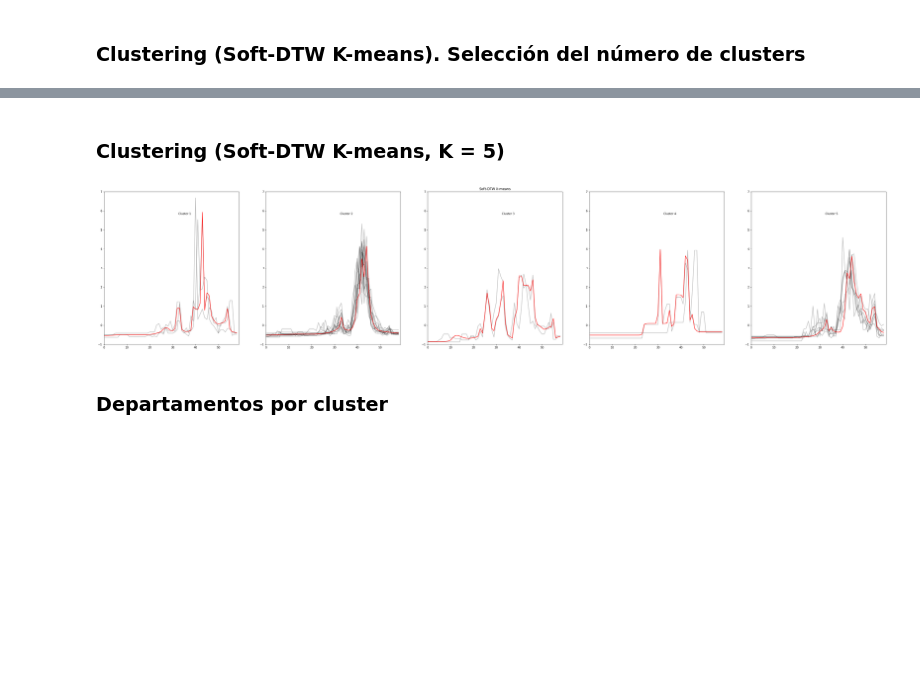
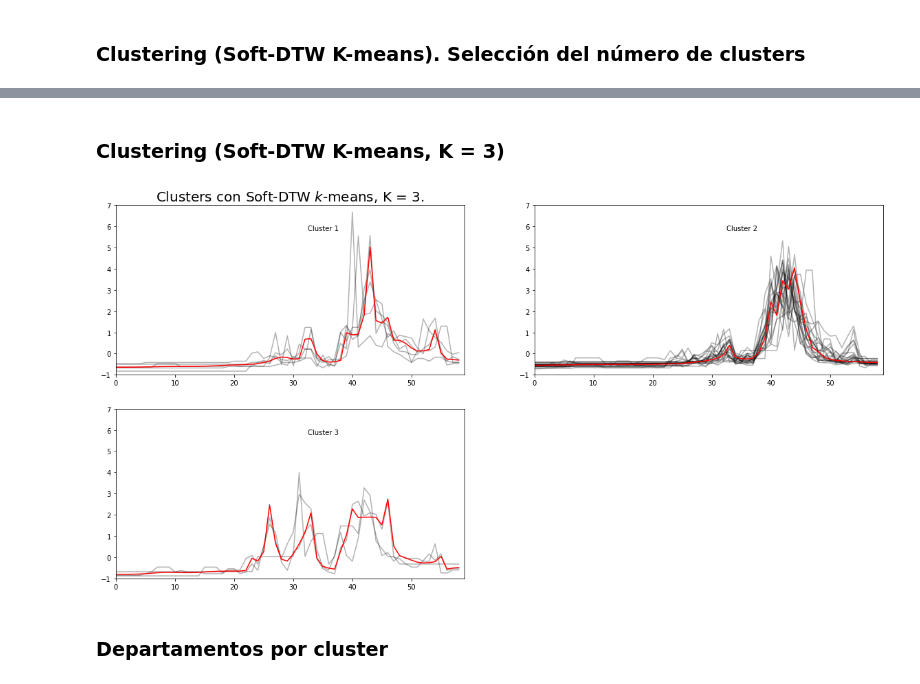
Before and after one commit to Meme-Science/DS-Project, a Jupyter notebook: Clustering/time_series_clustering.ipynb, the cells around one changed output, grey strips where cells are left out. Cells and saved outputs as stored; diff of their text form; code cells hidden in the pictures; blank space fills up the shorter version.

```diff
--- a/Clustering/time_series_clustering.ipynb
+++ b/Clustering/time_series_clustering.ipynb
@@ -161,7 +163,7 @@ print(ts.shape)
 Install h5py to use hdf5 features: http://docs.h5py.org/
   warn(h5py_msg)
 # %%
-examples = [1, 15]
+examples = [15]
 n_examples = len(examples)
 
 plt.figure(figsize=(20, 5 * n_examples))
@@ -185,13 +187,13 @@ for i in range(len(examples)):
 # %% [markdown]
 ### Clustering - selección del modelo (ts_scaled)
 # %%
-n_clusters = 5
+n_clusters = 3
 n_methods = 5
 seed = 10
-dims = (50, 30)
+dims = (20, 20)
 sz = ts_scaled.shape[1]
 # %%
-def plot_ts(ts, model, cluster, cluster_labels):
+def plot_ts(ts, model, cluster, cluster_labels, fondict=None):
 
     for i in range(len(cluster_labels)):
         if cluster_labels[i] == cluster:
@@ -201,7 +203,10 @@ def plot_ts(ts, model, cluster, cluster_labels):
         plt.plot(model.cluster_centers_[cluster].ravel(), "r-")
     plt.xlim(0, sz)
     plt.ylim(-1, 7)
-    plt.text(0.55, 0.85,'Cluster %d' % (cluster + 1), transform=plt.gca().transAxes)
+    if fondict:
+        plt.text(0.55, 0.85,'Cluster %d' % (cluster + 1), transform=plt.gca().transAxes, fontdict={'fontsize': '20', 'fontweight' : '5'})
+    else:
+         plt.text(0.55, 0.85,'Cluster %d' % (cluster + 1), transform=plt.gca().transAxes)
 # %%
 from tslearn.clustering import TimeSeriesKMeans, KernelKMeans, KShape
 
@@ -215,7 +220,7 @@ plt.figure(figsize=dims)
 for yi in range(n_clusters):
     plt.subplot(n_methods, n_clusters, yi + 1)
     plot_ts(ts_scaled, eu_km, yi, eu_labels)
-    if yi == 2:
+    if yi == 1:
         plt.title("Euclidean $k$-means")
 
 
@@ -228,7 +233,7 @@ dtw_labels = dtw_km.fit_predict(ts_scaled)
 for yi in range(n_clusters):
     plt.subplot(n_methods, n_clusters, 1 * n_clusters + yi + 1)
     plot_ts(ts_scaled, dtw_km, yi, dtw_labels)
-    if yi == 2:
+    if yi == 1:
         plt.title("DTW $k$-means")
 
 
@@ -242,9 +247,8 @@ soft_dtw_labels = soft_dtw_km.fit_predict(ts_scaled)
 for yi in range(n_clusters):
     plt.subplot(n_methods, n_clusters, 2 * n_clusters + yi + 1)
     plot_ts(ts_scaled, soft_dtw_km, yi, soft_dtw_labels)
-    if yi == 2:
+    if yi == 1:
         plt.title("Soft-DTW $k$-means")
-
 
 # KernelKMeans
 gak_km = KernelKMeans(n_clusters=n_clusters,
@@ -257,7 +261,7 @@ gak_labels = gak_km.fit_predict(ts_scaled)
 for yi in range(n_clusters):
     plt.subplot(n_methods, n_clusters, 3 * n_clusters + yi + 1)
     plot_ts(ts_scaled, gak_km, yi, gak_labels)
-    if yi == 2:
+    if yi == 1:
         plt.title("Kernel $k$-means")
 
 
@@ -268,7 +272,7 @@ ks_labels = ks.fit_predict(ts_scaled)
 for yi in range(n_clusters):
     plt.subplot(n_methods, n_clusters, 4 * n_clusters + yi + 1)
     plot_ts(ts_scaled, ks, yi, ks_labels)
-    if yi == 2:
+    if yi == 1:
         plt.title("kShape clustering")
 
 plt.tight_layout()
@@ -319,22 +339,23 @@ plt.plot(k_vals, scores)
 # %% [markdown]
-### Clustering (Soft-DTW K-means, K = 5)
+### Clustering (Soft-DTW K-means, K = 3)
 # %%
-plt.figure(figsize=(50, 10))
+plt.figure(figsize=(20, 10))
 
 
+n_clusters = 3
 soft_dtw_km = TimeSeriesKMeans(n_clusters=n_clusters,
                                metric="softdtw",
                                random_state=seed,
                                metric_params={"gamma": 0.1})
 soft_dtw_labels = soft_dtw_km.fit_predict(ts_scaled)
 
 for yi in range(n_clusters):
-    plt.subplot(1, n_clusters, yi + 1)
+    plt.subplot(2, 2, yi + 1)
     plot_ts(ts_scaled, soft_dtw_km, yi, soft_dtw_labels)
-    if yi == 2:
-        plt.title("Soft-DTW $k$-means")
+    if yi == 0:
+        plt.title("Clusters con Soft-DTW $k$-means, K = 3.", fontdict={'fontsize': '20', 'fontweight' : '5'})
 # %% [output]
-[figure, old version]
+[figure, new version]
 # %% [markdown]
 ### Departamentos por cluster
 # %%
```
Also changed, not shown: parts of 10 cells of this notebook.
